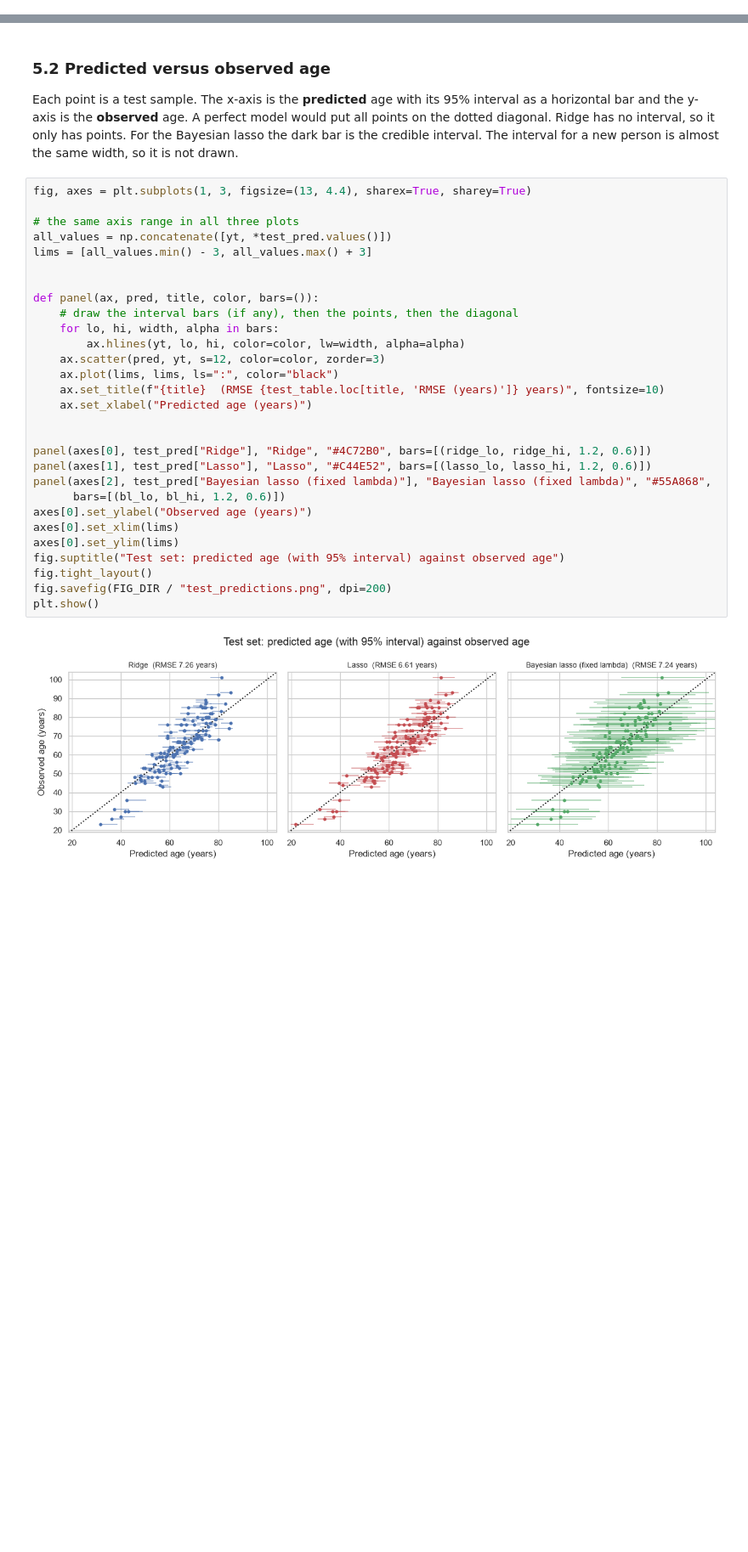
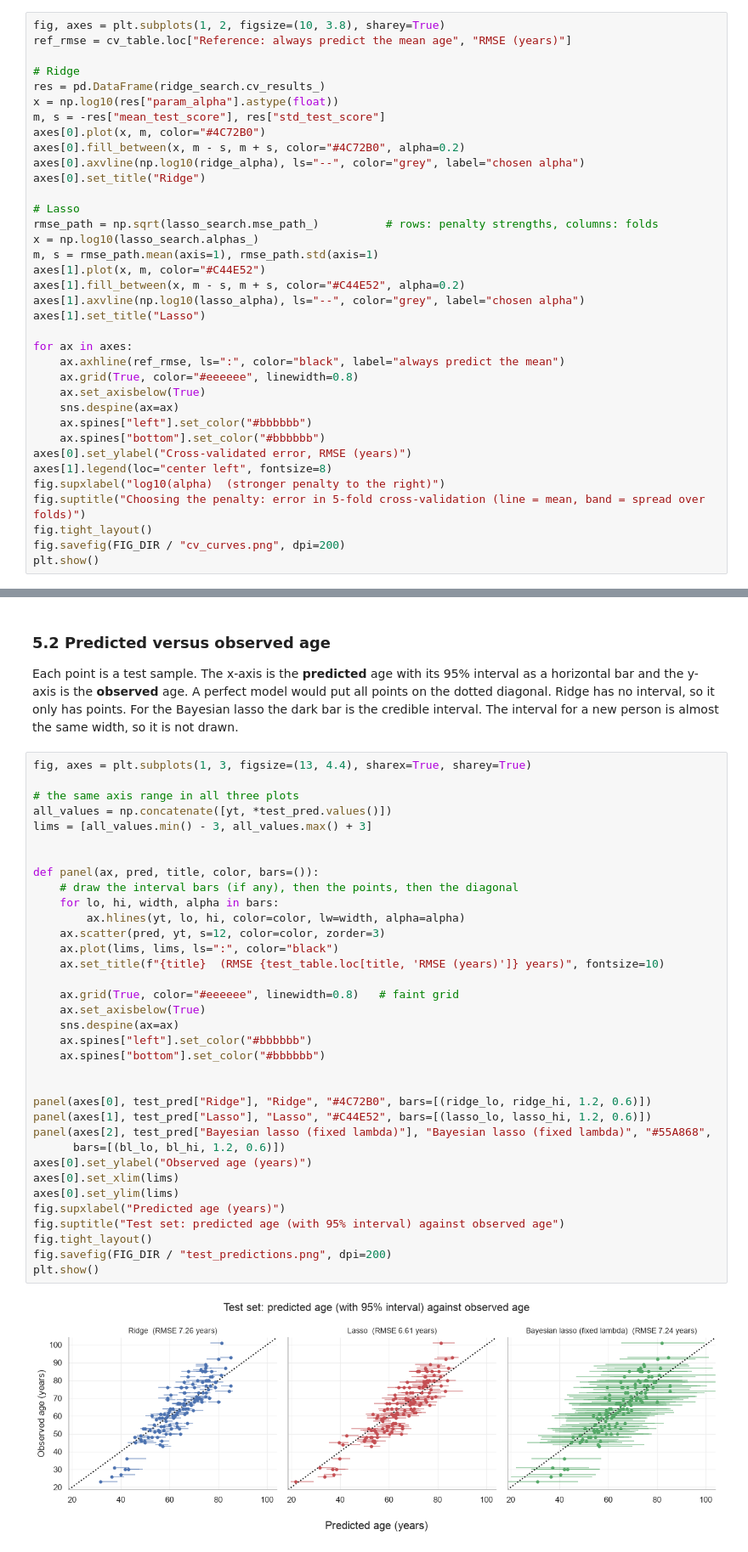
Before and after one commit to ekazasi/methylation-age-prediction, a Jupyter notebook: age_prediction_methylation_final.ipynb, the cells around one changed output, grey strips where cells are left out. Shown at 85% size. Cells and saved outputs as stored; diff of their text form; blank space fills up the shorter version.

```diff
--- a/age_prediction_methylation_final.ipynb
+++ b/age_prediction_methylation_final.ipynb
@@ -457,0 +448,36 @@ plt.show()
+# %%
+fig, axes = plt.subplots(1, 2, figsize=(10, 3.8), sharey=True)
+ref_rmse = cv_table.loc["Reference: always predict the mean age", "RMSE (years)"]
+
+# Ridge
+res = pd.DataFrame(ridge_search.cv_results_)
+x = np.log10(res["param_alpha"].astype(float))
+m, s = -res["mean_test_score"], res["std_test_score"]
+axes[0].plot(x, m, color="#4C72B0")
+axes[0].fill_between(x, m - s, m + s, color="#4C72B0", alpha=0.2)
+axes[0].axvline(np.log10(ridge_alpha), ls="--", color="grey", label="chosen alpha")
+axes[0].set_title("Ridge")
+
+# Lasso
+rmse_path = np.sqrt(lasso_search.mse_path_)          # rows: penalty strengths, columns: folds
+x = np.log10(lasso_search.alphas_)
+m, s = rmse_path.mean(axis=1), rmse_path.std(axis=1)
+axes[1].plot(x, m, color="#C44E52")
+axes[1].fill_between(x, m - s, m + s, color="#C44E52", alpha=0.2)
+axes[1].axvline(np.log10(lasso_alpha), ls="--", color="grey", label="chosen alpha")
+axes[1].set_title("Lasso")
+
+for ax in axes:
+    ax.axhline(ref_rmse, ls=":", color="black", label="always predict the mean")
+    ax.grid(True, color="#eeeeee", linewidth=0.8)
+    ax.set_axisbelow(True)
+    sns.despine(ax=ax)
+    ax.spines["left"].set_color("#bbbbbb")
+    ax.spines["bottom"].set_color("#bbbbbb")
+axes[0].set_ylabel("Cross-validated error, RMSE (years)")
+axes[1].legend(loc="center left", fontsize=8)
+fig.supxlabel("log10(alpha)  (stronger penalty to the right)")
+fig.suptitle("Choosing the penalty: error in 5-fold cross-validation (line = mean, band = spread over folds)")
+fig.tight_layout()
+fig.savefig(FIG_DIR / "cv_curves.png", dpi=200)
+plt.show()
@@ -790,34 +826,40 @@ Each point is a test sample. The x-axis is the **predicted** age with its 95% in
 # %%
 fig, axes = plt.subplots(1, 3, figsize=(13, 4.4), sharex=True, sharey=True)
 
 # the same axis range in all three plots
 all_values = np.concatenate([yt, *test_pred.values()])
 lims = [all_values.min() - 3, all_values.max() + 3]
 
 
 def panel(ax, pred, title, color, bars=()):
     # draw the interval bars (if any), then the points, then the diagonal
     for lo, hi, width, alpha in bars:
         ax.hlines(yt, lo, hi, color=color, lw=width, alpha=alpha)
     ax.scatter(pred, yt, s=12, color=color, zorder=3)
     ax.plot(lims, lims, ls=":", color="black")
     ax.set_title(f"{title}  (RMSE {test_table.loc[title, 'RMSE (years)']} years)", fontsize=10)
-    ax.set_xlabel("Predicted age (years)")
+
+    ax.grid(True, color="#eeeeee", linewidth=0.8)   # faint grid
+    ax.set_axisbelow(True)
+    sns.despine(ax=ax)
+    ax.spines["left"].set_color("#bbbbbb")
+    ax.spines["bottom"].set_color("#bbbbbb")
 
 
 panel(axes[0], test_pred["Ridge"], "Ridge", "#4C72B0", bars=[(ridge_lo, ridge_hi, 1.2, 0.6)])
 panel(axes[1], test_pred["Lasso"], "Lasso", "#C44E52", bars=[(lasso_lo, lasso_hi, 1.2, 0.6)])
 panel(axes[2], test_pred["Bayesian lasso (fixed lambda)"], "Bayesian lasso (fixed lambda)", "#55A868",
       bars=[(bl_lo, bl_hi, 1.2, 0.6)])
 axes[0].set_ylabel("Observed age (years)")
 axes[0].set_xlim(lims)
 axes[0].set_ylim(lims)
+fig.supxlabel("Predicted age (years)")
 fig.suptitle("Test set: predicted age (with 95% interval) against observed age")
 fig.tight_layout()
 fig.savefig(FIG_DIR / "test_predictions.png", dpi=200)
 plt.show()
 # %% [output]
-[figure, old version]
+[figure, new version]
 # %% [markdown]
 **What the intervals show**
 
```
Also changed, not shown: parts of 9 cells of this notebook.
